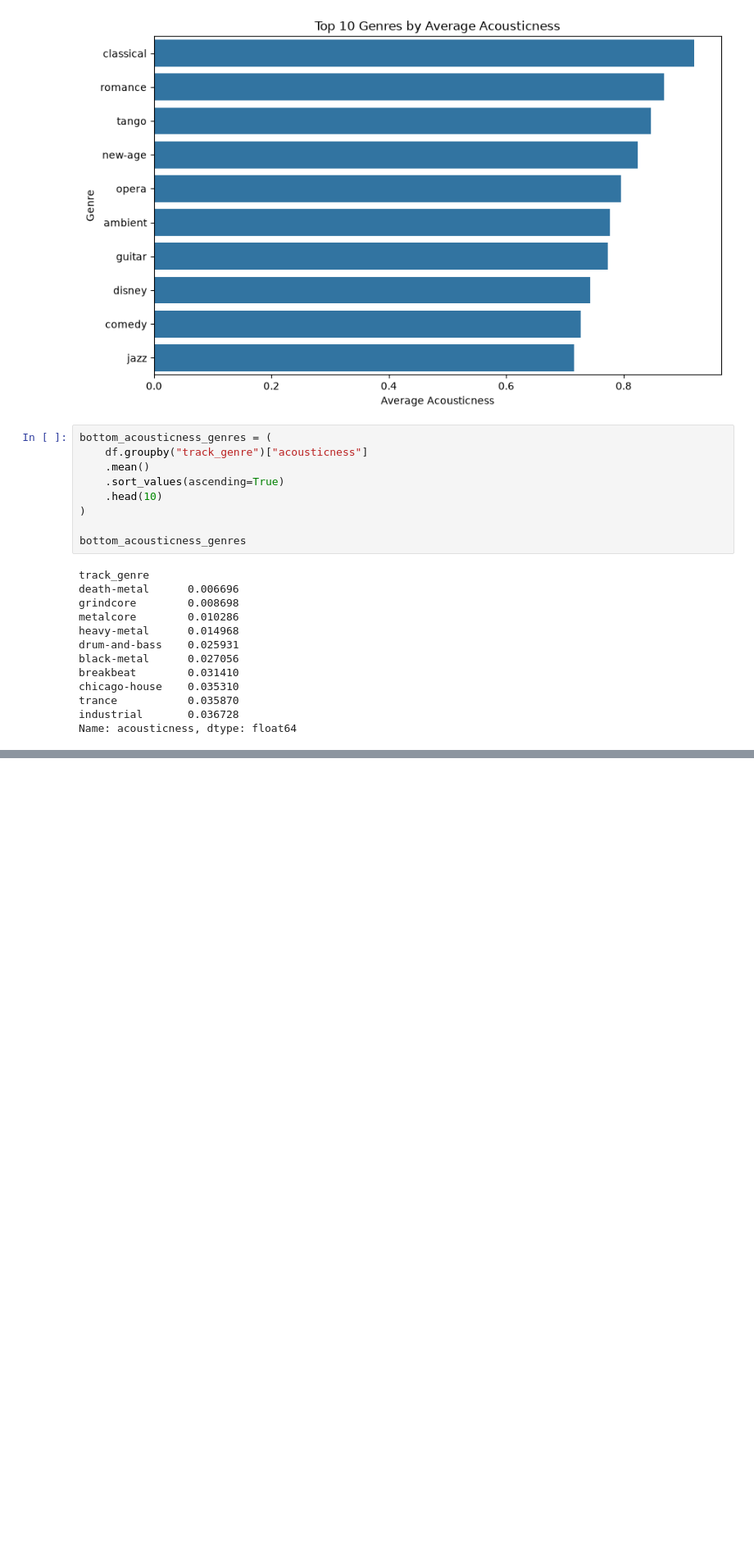
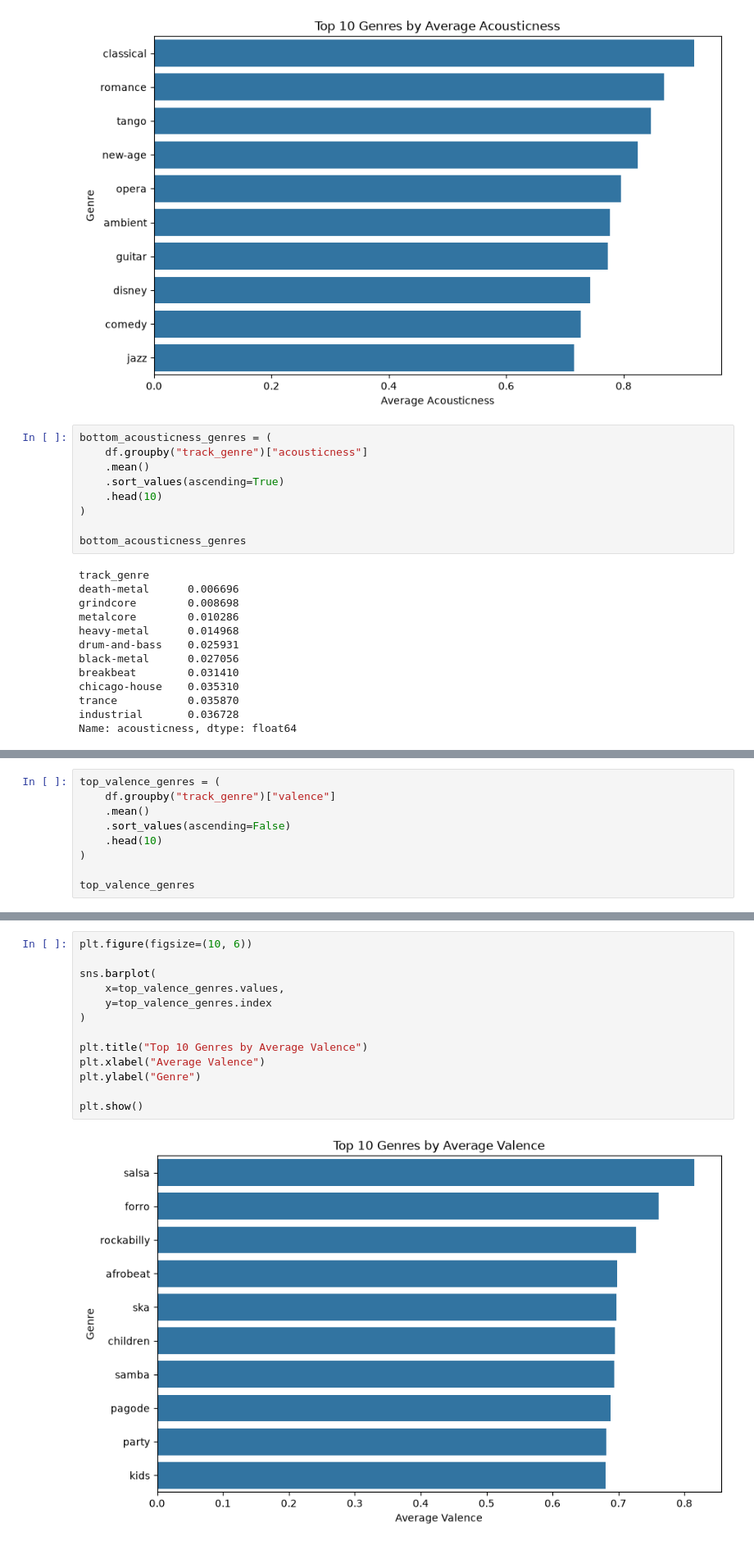
Before and after one commit to DanielC34/spotify-data-analysis, a Jupyter notebook: notebooks/spotify_analysis.ipynb, the cells around one changed output, grey strips where cells are left out. Shown at 82% size. Cells and saved outputs as stored; diff of their text form; blank space fills up the shorter version.

```diff
--- a/notebooks/spotify_analysis.ipynb
+++ b/notebooks/spotify_analysis.ipynb
@@ -529,0 +466,9 @@ The results above are descriptive genre averages and dataset counts; they do not
+# %%
+top_valence_genres = (
+    df.groupby("track_genre")["valence"]
+    .mean()
+    .sort_values(ascending=False)
+    .head(10)
+)
+
+top_valence_genres
@@ -529,0 +488,15 @@ The results above are descriptive genre averages and dataset counts; they do not
+# %%
+plt.figure(figsize=(10, 6))
+
+sns.barplot(
+    x=top_valence_genres.values,
+    y=top_valence_genres.index
+)
+
+plt.title("Top 10 Genres by Average Valence")
+plt.xlabel("Average Valence")
+plt.ylabel("Genre")
+
+plt.show()
+# %% [output]
+[figure, added]
```
Also changed, not shown: parts of 40 cells of this notebook, 2 other files.
